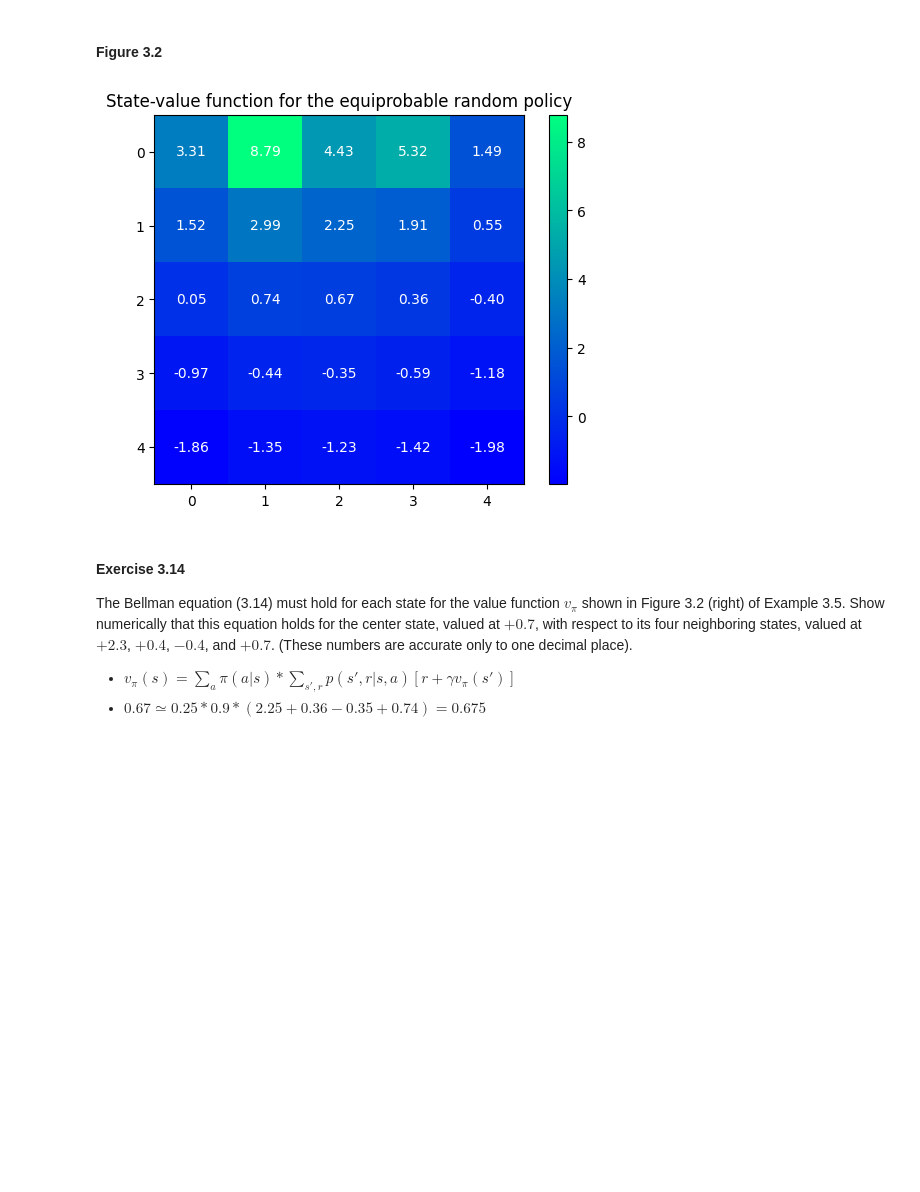
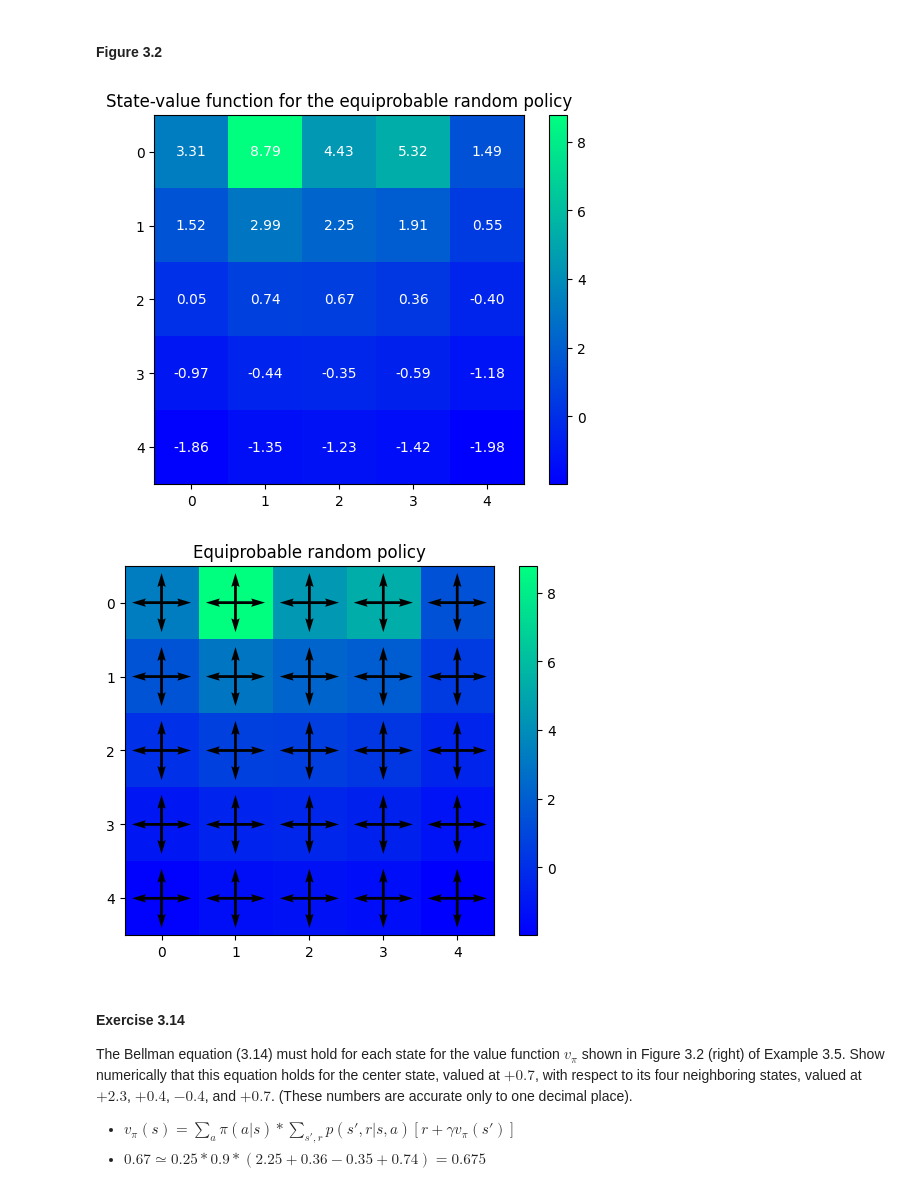
Before and after one commit to itsdaveba/rl-intro, a Jupyter notebook: chapter03/chapter03.ipynb, the cells around one changed output. Saved outputs shown, nothing was run; the diff lists cells and outputs as text; code cells hidden in the pictures; blank space fills up the shorter version.

```diff
--- a/chapter03/chapter03.ipynb
+++ b/chapter03/chapter03.ipynb
@@ -158,24 +158,38 @@ State: [2 2]
 # %%
 gamma = 0.9
 num_states = env.observation_space.nvec.prod()
 num_actions = env.action_space.n
 P = env.unwrapped.prob.reshape(num_states, num_actions, num_states)
 R = env.unwrapped.rewards.reshape(num_states, num_actions, 1)
 
 pol_eval = policy.reshape(num_states, 1, num_actions)
 P_eval = np.eye(num_states) - gamma * (pol_eval @ P).squeeze()
 R_eval = (pol_eval @ R).squeeze()
 V_eval = np.linalg.solve(P_eval, R_eval)
 
 V = V_eval.reshape(env.observation_space.nvec)
 plt.imshow(V, cmap="winter")
 for state in product(*[range(i) for i in V.shape]):
     plt.text(*state[::-1], f"{V[state]:.2f}", ha="center", va="center", color="white")
 plt.title("State-value function for the equiprobable random policy")
 plt.colorbar()
 plt.show()
+
+argmax = policy == np.max(policy, axis=2, keepdims=True)
+right, up, left, down = argmax.transpose(2, 0, 1).astype(np.float32)
+zeros = np.zeros(env.observation_space.nvec, dtype=int)
+scale = 2.5 * np.max(env.observation_space.nvec)
+plt.imshow(V, cmap="winter")
+plt.title("Equiprobable random policy")
+plt.colorbar()
+plt.quiver(right, zeros, scale=scale)
+plt.quiver(zeros, up, scale=scale)
+plt.quiver(-left, zeros, scale=scale)
+plt.quiver(zeros, -down, scale=scale)
+plt.show()
 # %% [output]
 [figure]
+[figure, added]
 # %% [markdown]
 #### Exercise 3.14
 The Bellman equation (3.14) must hold for each state for the value function $v_\pi$ shown in Figure 3.2 (right) of Example 3.5. Show numerically that this equation holds for the center state, valued at $+0.7$, with respect to its four neighboring states, valued at $+2.3$, $+0.4$, $−0.4$, and $+0.7$. (These numbers are accurate only to one decimal place).
```
Also changed, not shown: parts of 1 cell of this notebook, 2 other files.
